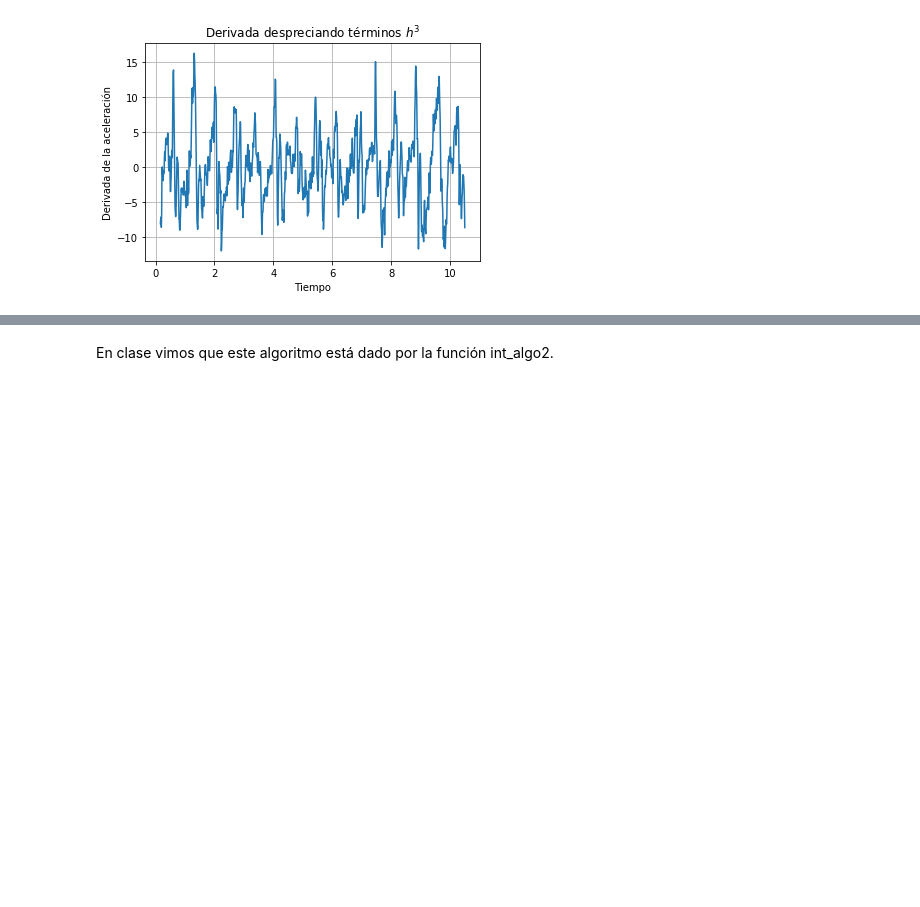
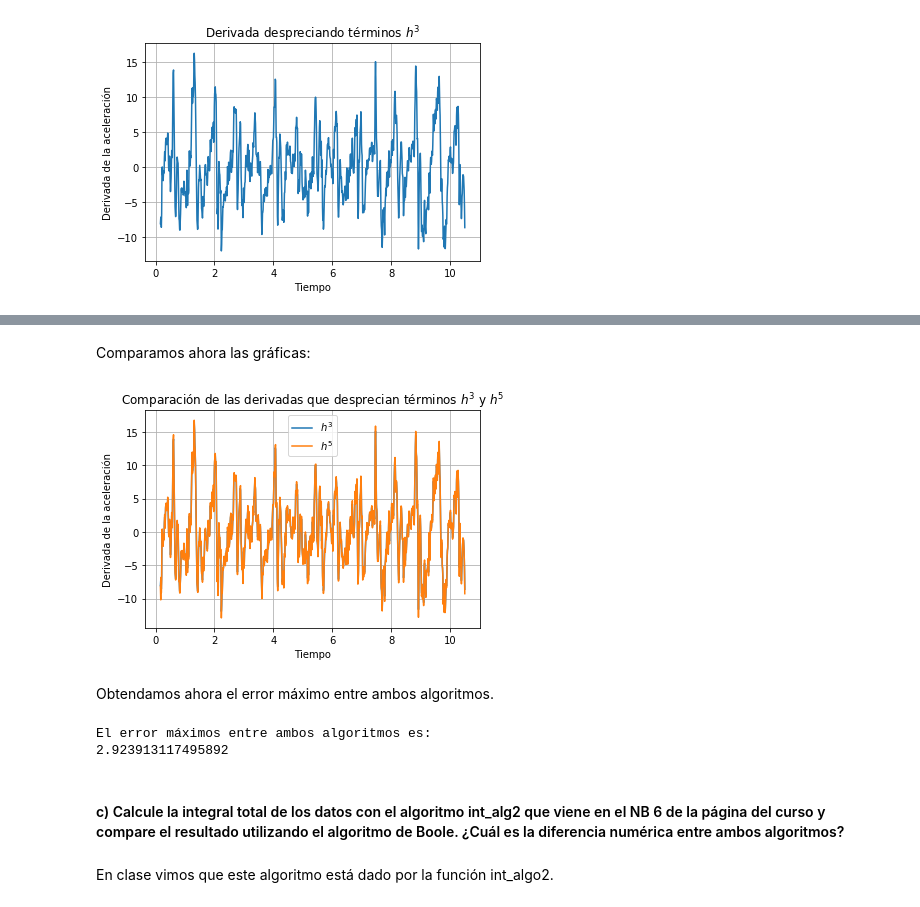
Before and after one commit to marthaaquino/Fisica-computacional, a Jupyter notebook: Examen 1.ipynb, the cells around one changed output, grey strips where cells are left out. Cells and saved outputs as stored; diff of their text form; code cells hidden in the pictures; blank space fills up the shorter version.

```diff
--- a/Examen 1.ipynb
+++ b/Examen 1.ipynb
@@ -223,3 +246,24 @@ $$\int_{x_0}^{x_0+h}f(x)dx=\frac{h}{48}(23f_{0}+26f_{1}-4f_{2}+6f_{3}-3f_{4})$$
+# %% [markdown]
+Comparamos ahora las gráficas:
+# %%
+#Graficamos las derivadas en cada tiempo, donde f serán las aceleraciónes y x los tiempos
+plot(datos[:,0],deriv_h3(datos[:,1],datos[:,0]),label="$h^{3}$")
+plot(datos[:,0],deriv_h5(datos[:,1],datos[:,0]),label="$h^{5}$")
+title(r"Comparación de las derivadas que desprecian términos $h^{3}$ y $h^{5}$"),xlabel("Tiempo"),ylabel('Derivada de la aceleración')
+grid(),legend()
+show()
+# %% [output]
+[figure, added]
+# %% [markdown]
+Obtendamos ahora el error máximo entre ambos algoritmos.
+# %%
+print("El error máximos entre ambos algoritmos es:")
+print(max(abs(deriv_h3(datos[:,1],datos[:,0])-deriv_h5(datos[:,1],datos[:,0]))))
+# %% [output]
+El error máximos entre ambos algoritmos es:
+2.923913117495892
+# %% [markdown]
+#### c) Calcule la integral total de los datos con el algoritmo int_alg2 que viene en el NB 6 de la página del curso y compare el resultado utilizando el algoritmo de Boole. ¿Cuál es la diferencia numérica entre ambos algoritmos?
 # %% [markdown]
 En clase vimos que este algoritmo está dado por la función int_algo2.
 # %%
```
Also changed, not shown: parts of 39 cells of this notebook.
